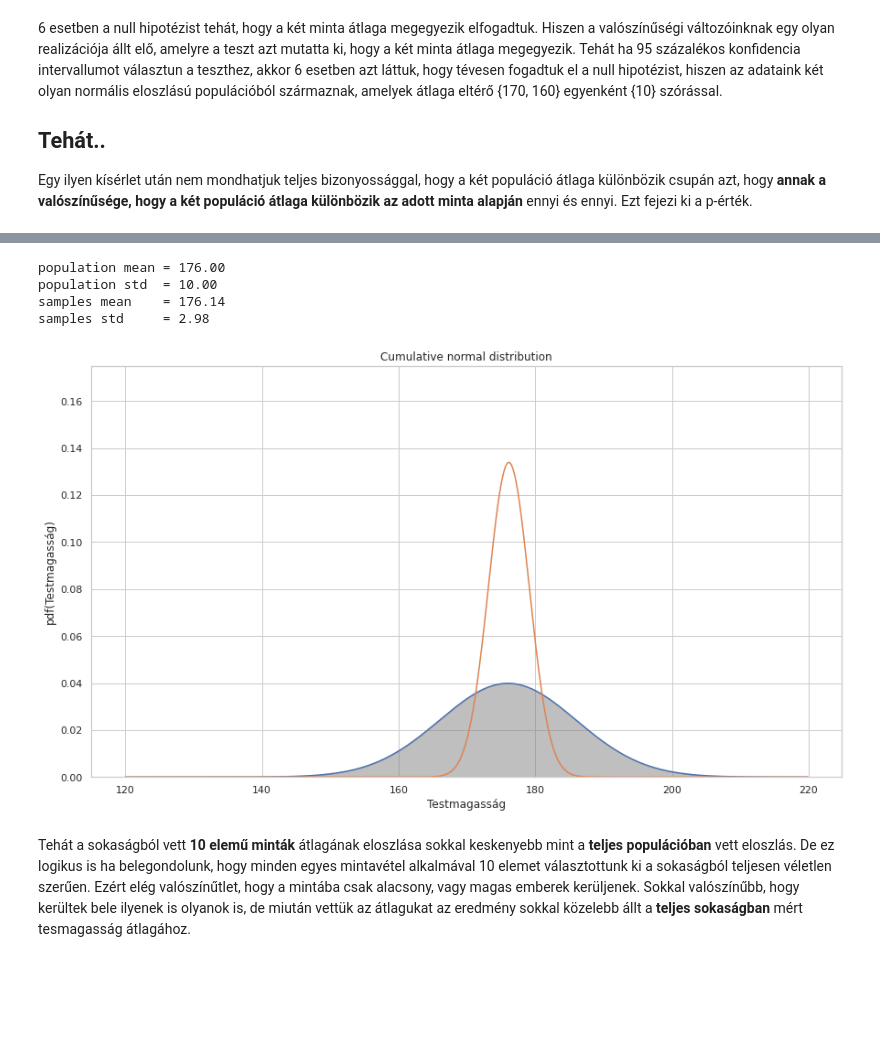
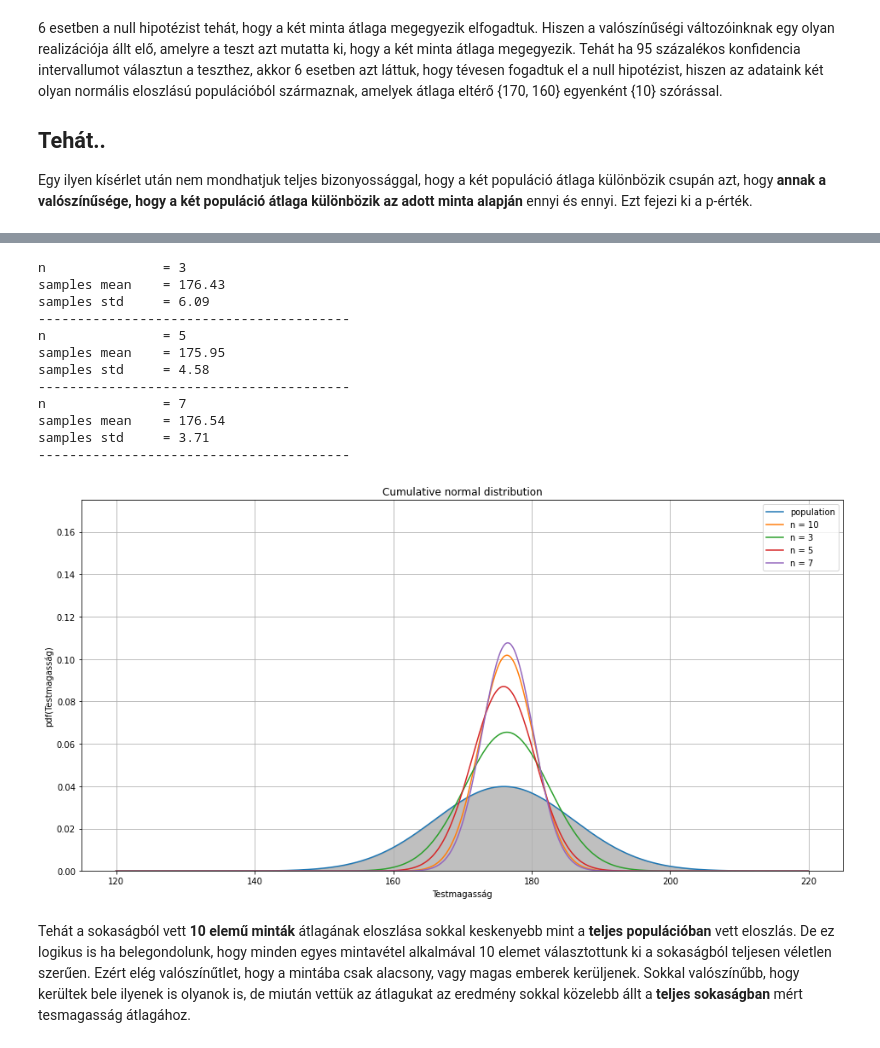
Before and after one commit to JoDeMiro/Statistics, a Jupyter notebook: Python_Statistics_01.ipynb, the cells around one changed output, grey strips where cells are left out. Drawn from its saved outputs; the diff is of its cells as text; code cells hidden in the pictures; blank space fills up the shorter version.

```diff
--- a/Python_Statistics_01.ipynb
+++ b/Python_Statistics_01.ipynb
@@ -1118,37 +1175,50 @@ s_stdev = samples_mean.std()
-# %%
-print('population mean = {:.2f}'.format(mean))
-print('population std  = {:.2f}'.format(stdev))
-print('samples mean    = {:.2f}'.format(s_mean))
-print('samples std     = {:.2f}'.format(s_stdev))
-# %% [output]
-population mean = 176.00
-population std  = 10.00
-samples mean    = 176.14
-samples std     = 2.98
+# %%
+
+s_mean3, s_stdev3 = take_samples(sample_size = 3)
+s_mean5, s_stdev5 = take_samples(sample_size = 5)
+s_mean7, s_stdev7 = take_samples(sample_size = 7)
+# %% [output]
+n               = 3
+samples mean    = 176.43
+samples std     = 6.09
+----------------------------------------
+n               = 5
+samples mean    = 175.95
+samples std     = 4.58
+----------------------------------------
+n               = 7
+samples mean    = 176.54
+samples std     = 3.71
+----------------------------------------
 # %%
-
-fig, ax = plt.subplots()
+fig, ax = plt.subplots(figsize=(16,8))
 
 # A két eloszláshoz
 x = np.arange(120, 220, 0.1)
 pdf_population = norm.pdf(x , loc = mean, scale = stdev )
 pdf_samples    = norm.pdf(x , loc = s_mean, scale = s_stdev )
 
-ax.plot(x, pdf_population)
-ax.plot(x, pdf_samples)
+ax.plot(x, pdf_population, label = 'population')
+ax.plot(x, pdf_samples, label = 'n = 10')
+ax.plot(x, norm.pdf(x , loc = s_mean3, scale = s_stdev3 ), label='n = 3')
+ax.plot(x, norm.pdf(x , loc = s_mean5, scale = s_stdev5 ), label='n = 5')
+ax.plot(x, norm.pdf(x , loc = s_mean7, scale = s_stdev7 ), label='n = 7')
+
+
 ax.set_title("Cumulative normal distribution")
 ax.set_xlabel('Testmagasság')
 ax.set_ylabel('pdf(Testmagasság)')
 ax.grid(True)
+ax.legend()
 
 # a kitöltéshez
 px = np.arange(120, 220, 0.1)
 ax.set_ylim(0, 0.175)
 pdf_fill = norm.pdf(px, loc = mean, scale = stdev)
 ax.fill_between(px, pdf_fill, alpha=0.5, color='gray')
 
 plt.show()
 # %% [output]
-[figure, old version]
+[figure, new version]
 # %% [markdown]
 Tehát a sokaságból vett **10 elemű minták** átlagának eloszlása sokkal keskenyebb mint a **teljes populációban** vett eloszlás. De ez logikus is ha belegondolunk, hogy minden egyes mintavétel alkalmával 10 elemet választottunk ki a sokaságból teljesen véletlen szerűen. Ezért elég valószínűtlet, hogy a mintába csak alacsony, vagy magas emberek kerüljenek. Sokkal valószínűbb, hogy kerültek bele ilyenek is olyanok is, de miután vettük az átlagukat az eredmény sokkal közelebb állt a **teljes sokaságban** mért tesmagasság átlagához.
```
Also changed, not shown: parts of 12 cells of this notebook.
